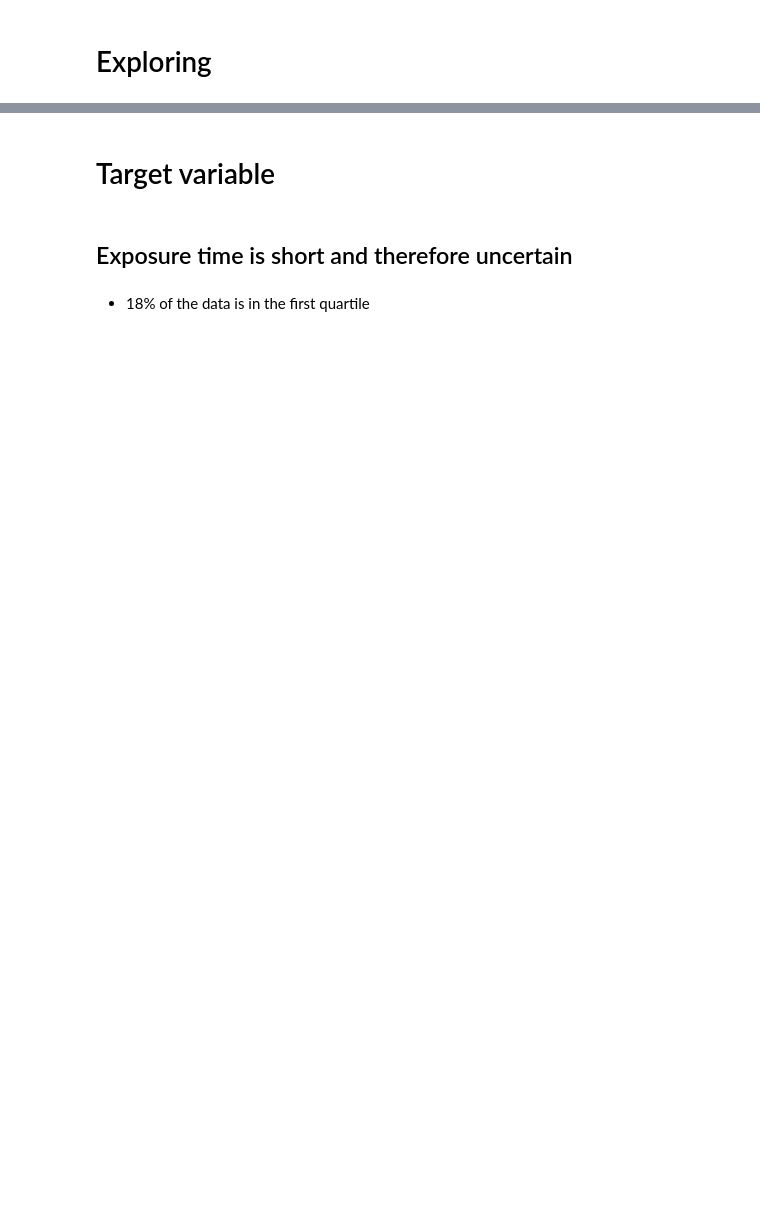
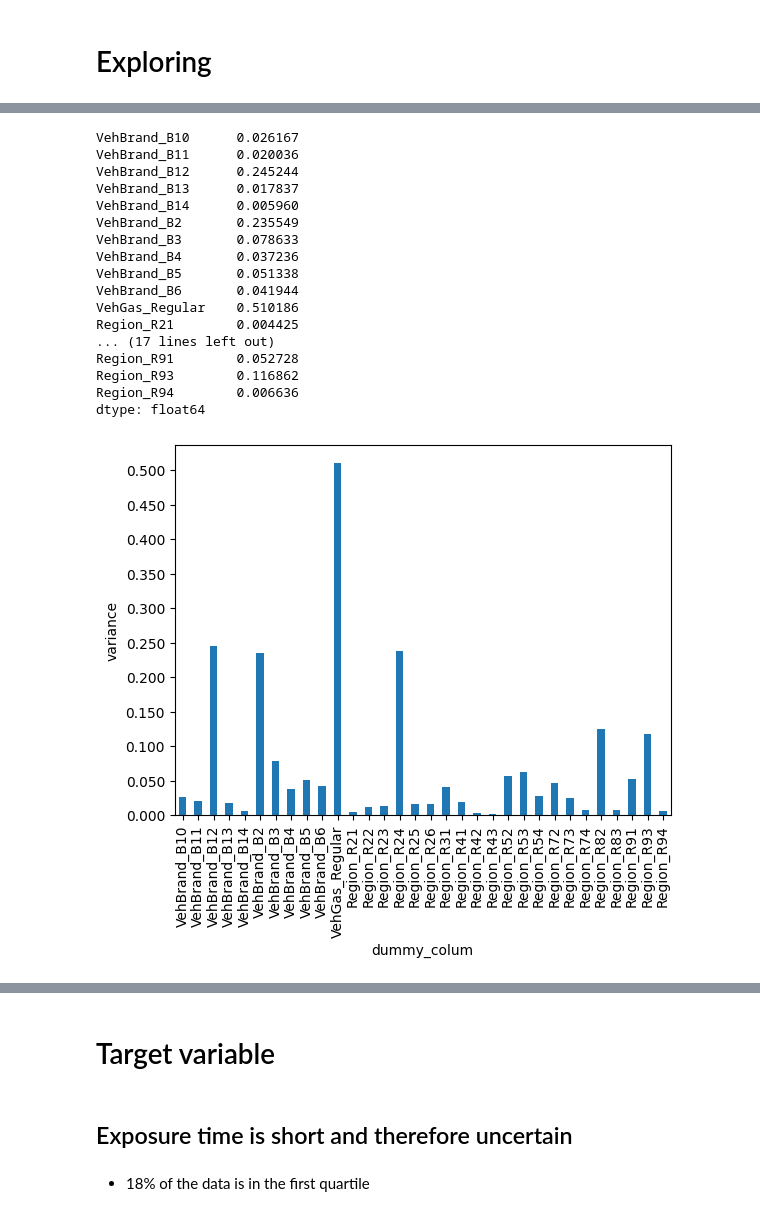
Before and after one commit to philipmunster/car-insurance-ML-ITU, a Jupyter notebook: philip/eda.ipynb, the cells around one changed output, grey strips where cells are left out. Drawn from its saved outputs; the diff is of its cells as text; code cells hidden in the pictures; blank space fills up the shorter version.

```diff
--- a/philip/eda.ipynb
+++ b/philip/eda.ipynb
@@ -174,0 +178,4 @@ Name: DrivAge, dtype: float64
+# %%
+order = ['A', 'B', 'C', 'D', 'E', 'F']
+clean_training_df['Area'] = pd.Categorical(clean_training_df['Area'], categories=order, ordered=True)
+clean_training_df['Area'] = clean_training_df['Area'].cat.codes
@@ -174,0 +188,7 @@ Name: DrivAge, dtype: float64
+# %%
+one_hot_df = clean_training_df.copy()
+one_hot_df.drop(columns='IDpol', inplace=True)
+# %%
+one_hot_df = pd.get_dummies(one_hot_df, columns=['VehBrand', 'VehGas', 'Region'], drop_first=True, dtype=int)
+
+one_hot_df.head()
@@ -174,0 +216,4 @@ Name: DrivAge, dtype: float64
+# %%
+dummy_colums = ['VehBrand_B10', 'VehBrand_B11', 'VehBrand_B12', 'VehBrand_B13', 'VehBrand_B14', 'VehBrand_B2', 'VehBrand_B3', 'VehBrand_B4', 'VehBrand_B5', 'VehBrand_B6',
+ 'VehGas_Regular',
+ 'Region_R21', 'Region_R22', 'Region_R23', 'Region_R24', 'Region_R25', 'Region_R26', 'Region_R31', 'Region_R41', 'Region_R42', 'Region_R43', 'Region_R52', 'Region_R53', 'Region_R54', 'Region_R72', 'Region_R73', 'Region_R74', 'Region_R82', 'Region_R83', 'Region_R91', 'Region_R93', 'Region_R94']
@@ -174,0 +236,34 @@ Name: DrivAge, dtype: float64
+# %%
+variances = one_hot_df[dummy_colums].mean()
+
+variances.plot(kind='bar')
+plt.xlabel('dummy_colum')
+plt.ylabel('variance')
+
+# Format y-axis ticks to show more decimals (e.g., 3 decimal places)
+import matplotlib.ticker as ticker
+ax = plt.gca()
+ax.yaxis.set_major_formatter(ticker.FormatStrFormatter('%.3f'))
+ax.yaxis.set_major_locator(ticker.MultipleLocator(0.05))
+
+print(variances)
+plt.show()
+# %% [output]
+VehBrand_B10      0.026167
+VehBrand_B11      0.020036
+VehBrand_B12      0.245244
+VehBrand_B13      0.017837
+VehBrand_B14      0.005960
+VehBrand_B2       0.235549
+VehBrand_B3       0.078633
+VehBrand_B4       0.037236
+VehBrand_B5       0.051338
+VehBrand_B6       0.041944
+VehGas_Regular    0.510186
+Region_R21        0.004425
+... (17 lines left out)
+Region_R91        0.052728
+Region_R93        0.116862
+Region_R94        0.006636
+dtype: float64
+[figure, added]
```
Also changed, not shown: parts of 50 cells of this notebook, 10 other files.
